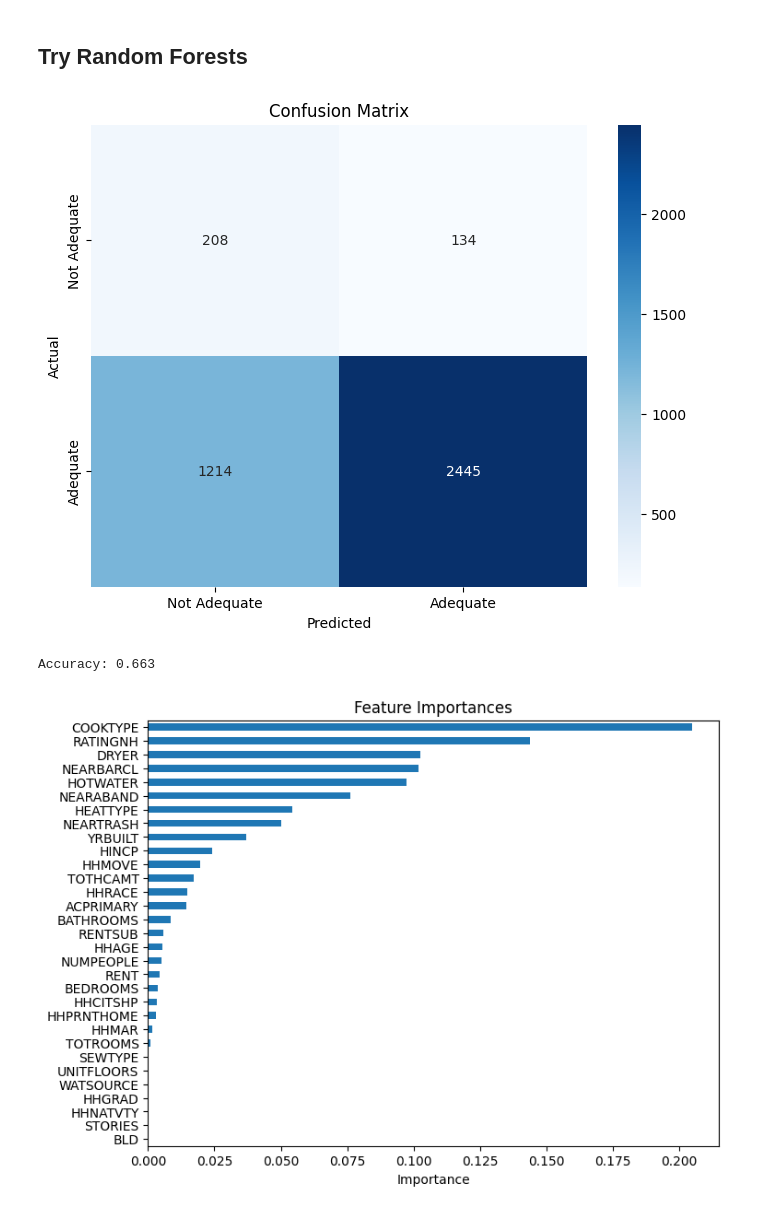
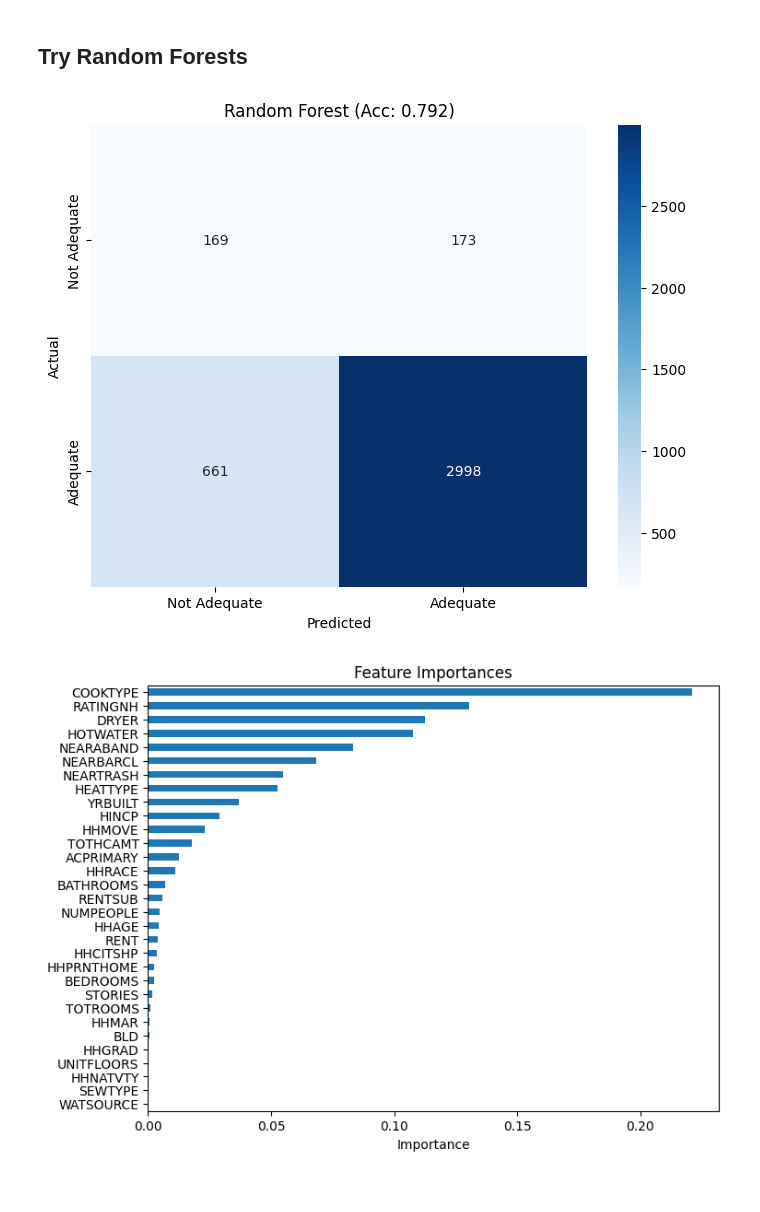
Before and after one commit to DiegoOlaya/rental-housing-cost, a Jupyter notebook: notebooks/supervised_models/trees.ipynb, the cells around one changed output. Saved outputs shown, nothing was run; the diff lists cells and outputs as text; code cells hidden in the pictures.

Commit message:
Random forest model.

```diff
--- a/notebooks/supervised_models/trees.ipynb
+++ b/notebooks/supervised_models/trees.ipynb
@@ -188,30 +188,27 @@ plt.show()
 # %%
 ## Fit the forest.
 forest_mod = RandomForestClassifier(
-    n_estimators = 100,
-    max_depth = 4,
+    n_estimators = int(1e3),
+    max_depth = 2,
     random_state=42,
     criterion='entropy',
-    max_leaf_nodes=6,
+    max_leaf_nodes=4,
 )
 forest_mod.fit(train.drop(columns=['ADEQUACY']), train['ADEQUACY'])
 ## Predict on the test set.
 pred_fst = forest_mod.predict(test.drop(columns=['ADEQUACY']))
 ## Generate the confusion matrix.
-cm_fst = confusion_matrix(test['ADEQUACY'], pred)
+cm_fst = confusion_matrix(test['ADEQUACY'], pred_fst)
+acc_fst = cm_fst.diagonal().sum() / cm_fst.sum()
 # Plot the confusion matrix.
 plt.figure(figsize=(8, 6))
 sns.heatmap(cm_fst, annot=True, fmt='d', cmap='Blues', xticklabels=['Not Adequate', 'Adequate'], yticklabels=['Not Adequate', 'Adequate'])
 plt.xlabel('Predicted')
 plt.ylabel('Actual')
-plt.title('Confusion Matrix')
+plt.title(f'Random Forest (Acc: {acc_fst:.3f})')
 plt.show()
-## Print accuracy.
-acc_fst = cm_fst.diagonal().sum() / cm_fst.sum()
-print(f'Accuracy: {acc_fst:.3f}')
 # %% [output]
-[figure, old version]
+[figure, new version]
-Accuracy: 0.663
 # %%
 pd.Series(
     forest_mod.feature_importances_,
@@ -226,4 +223,4 @@ pd.Series(
 )
 plt.show()
 # %% [output]
-[figure, old version]
+[figure, new version]
```
